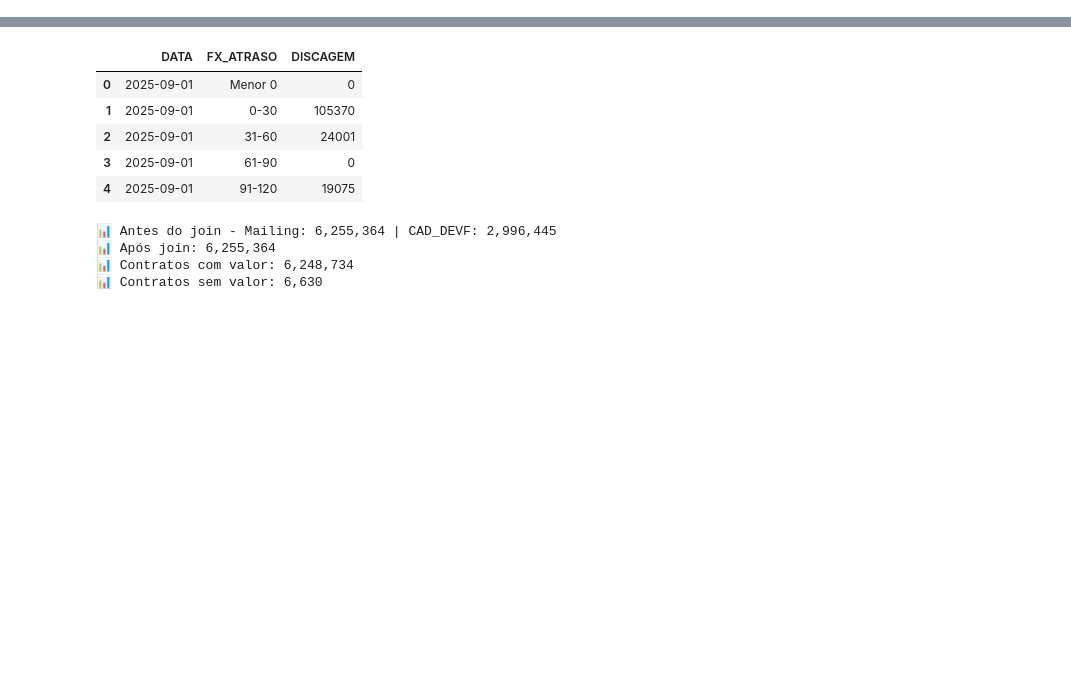
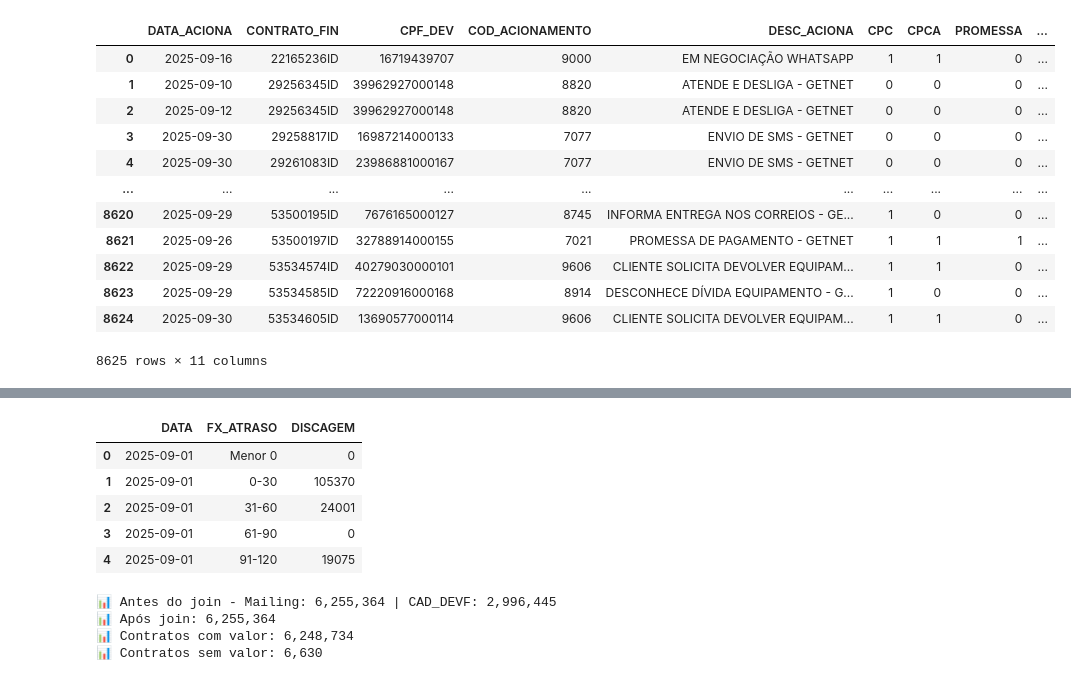
Before and after one commit to Claudiano-alves/Data-Analysis-Portfolio, a Jupyter notebook: Projects/Ouze/data_wrangling.ipynb, the cells around one changed output, grey strips where cells are left out. Saved outputs shown, nothing was run; the diff lists cells and outputs as text; code cells hidden in the pictures; blank space fills up the shorter version.

```diff
--- a/Projects/Ouze/data_wrangling.ipynb
+++ b/Projects/Ouze/data_wrangling.ipynb
@@ -5,7 +5,7 @@
 # importlib.reload(queries)
 
 from src.db_connection import get_connection
-from queries import get_query_discagens, get_query_cad_devf, get_query_mailing_hist, get_query_discagens_trestto, get_query_tabulacao_aciona
+from queries import get_query_discagens, get_query_cad_devf, get_query_mailing_hist, get_query_discagens_trestto, get_query_tabulacao_aciona, get_query_base_acionamentos
 import pandas as pd
 
 conn_src = get_connection("SERVER_SRC", "DATABASE_SRC")
@@ -34,6 +34,11 @@ df_tabualacao_aciona = pd.read_sql(
     get_query_tabulacao_aciona(),
     conn_bd2
 )
+
+df_tab_acionamentos = pd.read_sql(
+    get_query_base_acionamentos('2025-09-01', '2025-09-30'),
+    conn_src
+)
 # %%
 # >>>>>>>>>>>>>>>>>>>>>>>>>>>>>>>>>>>>>>>>>>>>>>>>>>>>>>>>>>>>>>>> TRATAMENTO DOS DADOS
 from src.data_wrangling_discagens_expert import tratar_base_discagens
@@ -86,0 +126,18 @@ print(df_trestto_unique.head())
+# %%
+# ENRIQUECER BASE DE ACIONAMENTOS COM INFORMAÇÕES DA TABULAÇÃO
+df_tab_acionamentos['COD_ACIONAMENTO'] = df_tab_acionamentos['COD_ACIONAMENTO'].astype(str)
+df_tabualacao_aciona['COD_ACIONA'] = df_tabualacao_aciona['COD_ACIONA'].astype(str)
+
+# Agora fazer o merge
+df_tab_acionamentos_tabulados = df_tab_acionamentos.merge(
+    df_tabualacao_aciona[['COD_ACIONA', 'DESC_ACIONA', 'CPC', 'CPCA', 'PROMESSA']],
+    left_on='COD_ACIONAMENTO',
+    right_on='COD_ACIONA',
+    how='left'
+).drop('COD_ACIONA', axis=1)
+
+# Converter múltiplas colunas de uma vez
+colunas_para_int = ['CPC', 'CPCA', 'PROMESSA']
+df_tab_acionamentos_tabulados[colunas_para_int] = df_tab_acionamentos_tabulados[colunas_para_int].fillna(0).astype(int)
+df_tab_acionamentos_tabulados['ACIONAMENTOS'] = 1
+df_tab_acionamentos_tabulados.head()
@@ -86,0 +151,31 @@ print(df_trestto_unique.head())
+# %%
+# ENRIQUECER BASE DE ACIONAMENTOS COM INFORMAÇÕES DA MAILING HIST
+# df_tab_acionamentos_tabulados
+# df_maling_hist
+df_mailing_temp = df_maling_hist.rename(columns={
+    'CONTRATO': 'CONTRATO_FIN',
+    'DATA': 'DATA_ACIONA'
+})
+# Merge mantendo todas as colunas do df de acionamentos e adicionando fx_atraso e valorprin_fin
+df_acionamentos_segmentados = df_tab_acionamentos_tabulados.merge(
+    df_mailing_temp[['CONTRATO_FIN', 'DATA_ACIONA', 'FX_ATRASO', 'VALORPRIN_FIN']],
+    on=['CONTRATO_FIN', 'DATA_ACIONA'],
+    how='left'
+)
+df_acionamentos_segmentados
+# %%
+df_acionamentos_segmentados
+# %% [output]
+|  | DATA_ACIONA | CONTRATO_FIN | CPF_DEV | COD_ACIONAMENTO | DESC_ACIONA | CPC | CPCA | PROMESSA | ... |
+| 0 | 2025-09-16 | 22165236ID | 16719439707 | 9000 | EM NEGOCIAÇÃO WHATSAPP | 1 | 1 | 0 | ... |
+| 1 | 2025-09-10 | 29256345ID | 39962927000148 | 8820 | ATENDE E DESLIGA - GETNET | 0 | 0 | 0 | ... |
+| 2 | 2025-09-12 | 29256345ID | 39962927000148 | 8820 | ATENDE E DESLIGA - GETNET | 0 | 0 | 0 | ... |
+| 3 | 2025-09-30 | 29258817ID | 16987214000133 | 7077 | ENVIO DE SMS - GETNET | 0 | 0 | 0 | ... |
+| 4 | 2025-09-30 | 29261083ID | 23986881000167 | 7077 | ENVIO DE SMS - GETNET | 0 | 0 | 0 | ... |
+| ... | ... | ... | ... | ... | ... | ... | ... | ... | ... |
+| 8620 | 2025-09-29 | 53500195ID | 7676165000127 | 8745 | INFORMA ENTREGA NOS CORREIOS - GE... | 1 | 0 | 0 | ... |
+| 8621 | 2025-09-26 | 53500197ID | 32788914000155 | 7021 | PROMESSA DE PAGAMENTO - GETNET | 1 | 1 | 1 | ... |
+| 8622 | 2025-09-29 | 53534574ID | 40279030000101 | 9606 | CLIENTE SOLICITA DEVOLVER EQUIPAM... | 1 | 1 | 0 | ... |
+| 8623 | 2025-09-29 | 53534585ID | 72220916000168 | 8914 | DESCONHECE DÍVIDA EQUIPAMENTO - G... | 1 | 0 | 0 | ... |
+| 8624 | 2025-09-30 | 53534605ID | 13690577000114 | 9606 | CLIENTE SOLICITA DEVOLVER EQUIPAM... | 1 | 1 | 0 | ... |
+8625 rows × 11 columns
```
Also changed, not shown: parts of 18 cells of this notebook, 5 other files.
